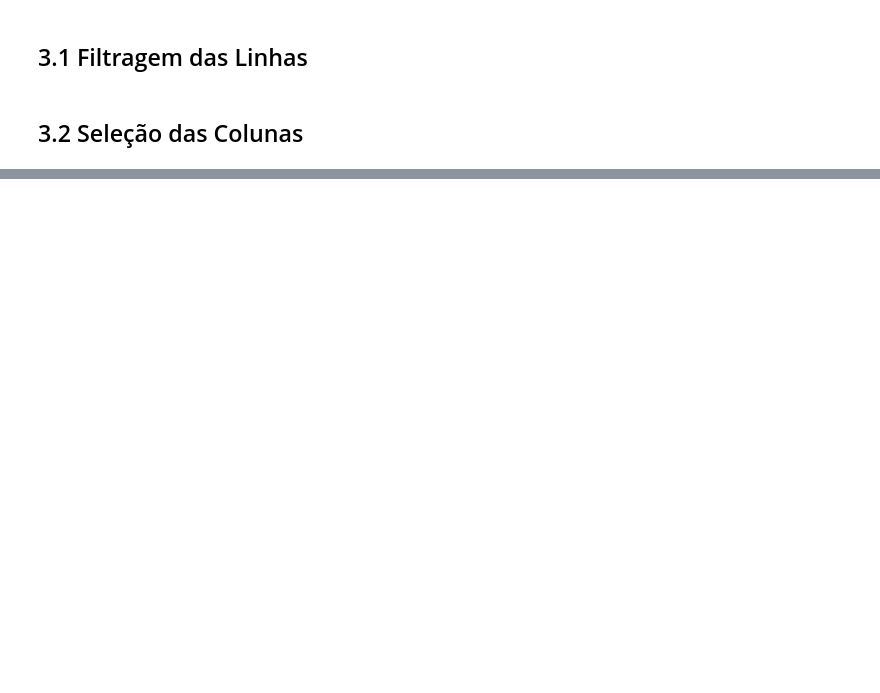
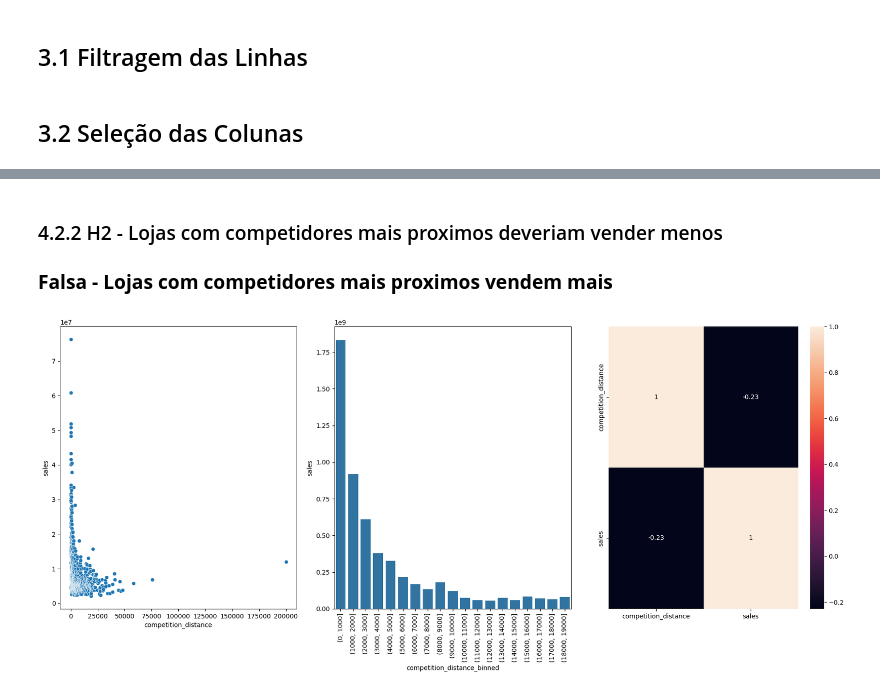
Before and after one commit to leprado06/rossmann, a Jupyter notebook: notebook/v1.ipynb, the cells around one changed output, grey strips where cells are left out. Drawn from its saved outputs; the diff is of its cells as text; code cells hidden in the pictures; blank space fills up the shorter version.

```diff
--- a/notebook/v1.ipynb
+++ b/notebook/v1.ipynb
@@ -364,0 +473,26 @@ df3=df2.copy()
+# %% [markdown]
+### 4.2.2 H2 - Lojas com competidores mais proximos deveriam vender menos
+### **Falsa - Lojas com competidores mais proximos vendem mais**
+# %%
+aux1 = df4[['competition_distance','sales']].groupby('competition_distance').sum().reset_index()
+
+plt.figure(figsize=(18, 8))
+plt.subplot(1,3,1)
+sns.scatterplot(x='competition_distance', y='sales',data=aux1)
+
+
+plt.subplot(1,3,2)
+bins=list(np.arange(0,20000,1000))
+aux2 = aux1.copy()
+aux2['competition_distance_binned'] = pd.cut(aux2['competition_distance'],bins=bins)
+aux2 = aux2[['competition_distance_binned','sales']].groupby('competition_distance_binned').sum().reset_index()
+sns.barplot(x='competition_distance_binned',y='sales',data=aux2)
+plt.xticks(rotation=90)
+
+plt.subplot(1,3,3)
+sns.heatmap(aux1.corr(method='pearson'), annot=True)
+
+plt.tight_layout()  # Ajusta os espaçamentos entre os subplots
+plt.show()
+# %% [output]
+[figure, added]
```
Also changed, not shown: parts of 27 cells of this notebook.
